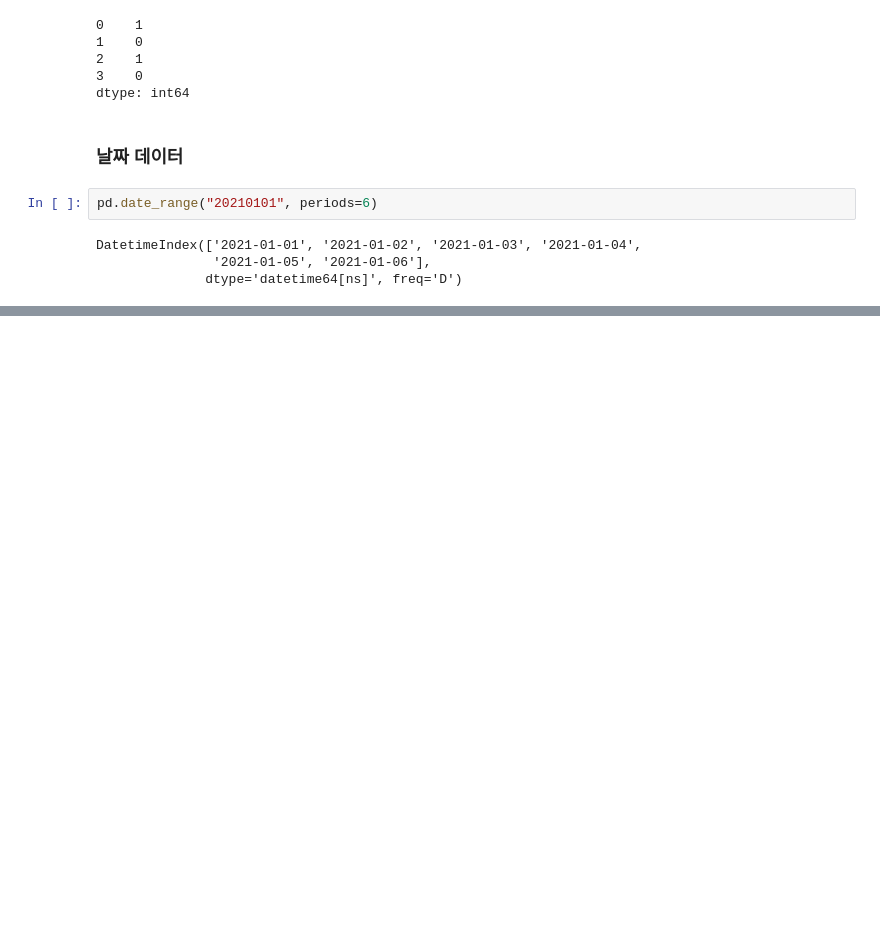
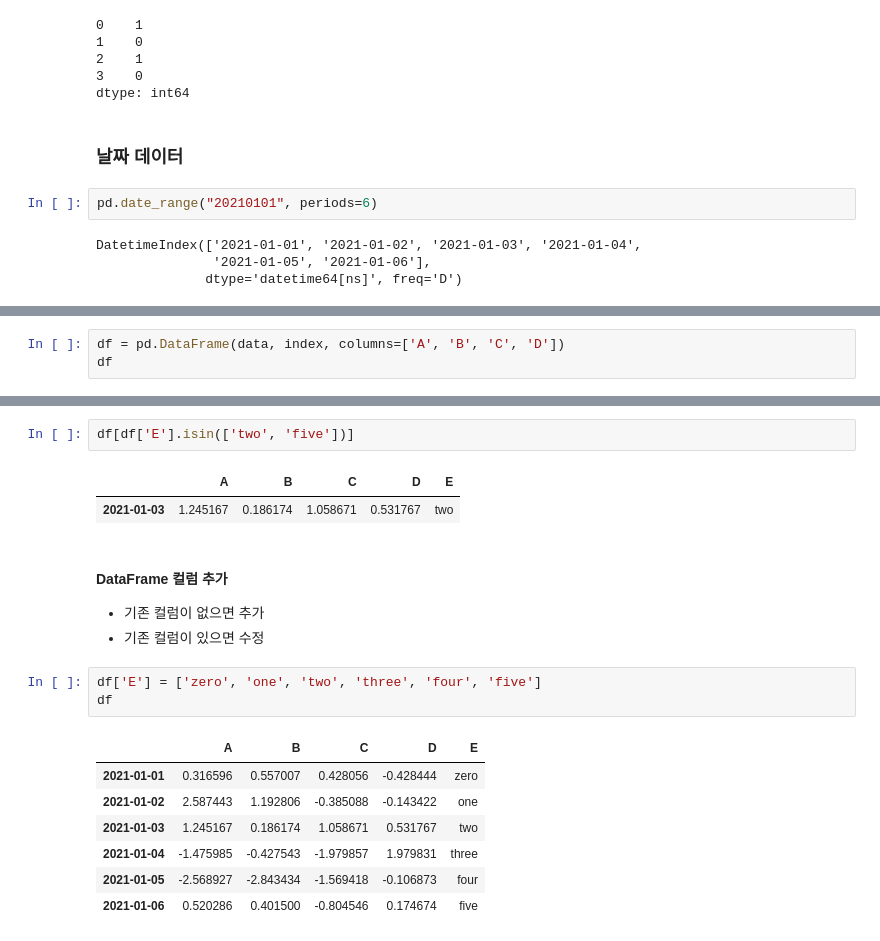
Before and after one commit to GomSon-E/zero-base, a Jupyter notebook: 04. EDA/source_code/01_Analysis Seoul CCTV.ipynb, the cells around one changed output, grey strips where cells are left out. Drawn from its saved outputs; the diff is of its cells as text; blank space fills up the shorter version.

```diff
--- a/04. EDA/source_code/01_Analysis Seoul CCTV.ipynb
+++ b/04. EDA/source_code/01_Analysis Seoul CCTV.ipynb
@@ -192,0 +352,3 @@ DatetimeIndex(['2021-01-01', '2021-01-02', '2021-01-03', '2021-01-04',
+# %%
+df = pd.DataFrame(data, index, columns=['A', 'B', 'C', 'D'])
+df
@@ -192,0 +473,20 @@ DatetimeIndex(['2021-01-01', '2021-01-02', '2021-01-03', '2021-01-04',
+# %%
+df[df['E'].isin(['two', 'five'])]
+# %% [output]
+|  | A | B | C | D | E |
+| 2021-01-03 | 1.245167 | 0.186174 | 1.058671 | 0.531767 | two |
+# %% [markdown]
+#### DataFrame 컬럼 추가
+- 기존 컬럼이 없으면 추가
+- 기존 컬럼이 있으면 수정
+# %%
+df['E'] = ['zero', 'one', 'two', 'three', 'four', 'five']
+df
+# %% [output]
+|  | A | B | C | D | E |
+| 2021-01-01 | 0.316596 | 0.557007 | 0.428056 | -0.428444 | zero |
+| 2021-01-02 | 2.587443 | 1.192806 | -0.385088 | -0.143422 | one |
+| 2021-01-03 | 1.245167 | 0.186174 | 1.058671 | 0.531767 | two |
+| 2021-01-04 | -1.475985 | -0.427543 | -1.979857 | 1.979831 | three |
+| 2021-01-05 | -2.568927 | -2.843434 | -1.569418 | -0.106873 | four |
+| 2021-01-06 | 0.520286 | 0.401500 | -0.804546 | 0.174674 | five |
```
Also changed, not shown: parts of 52 cells of this notebook.
